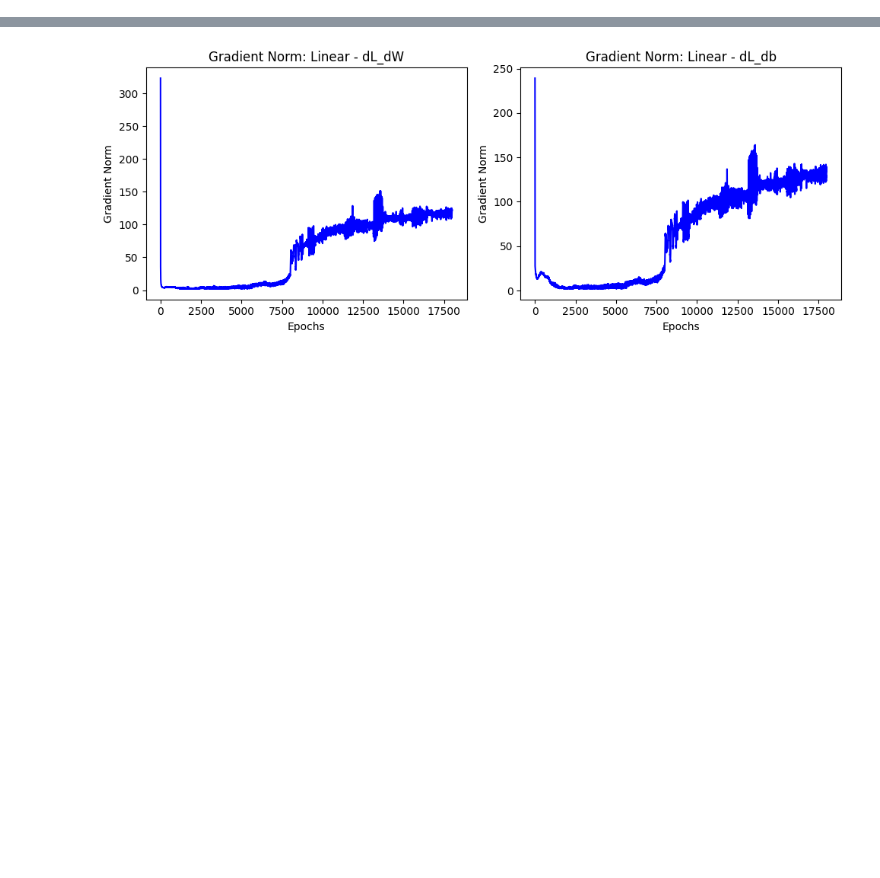
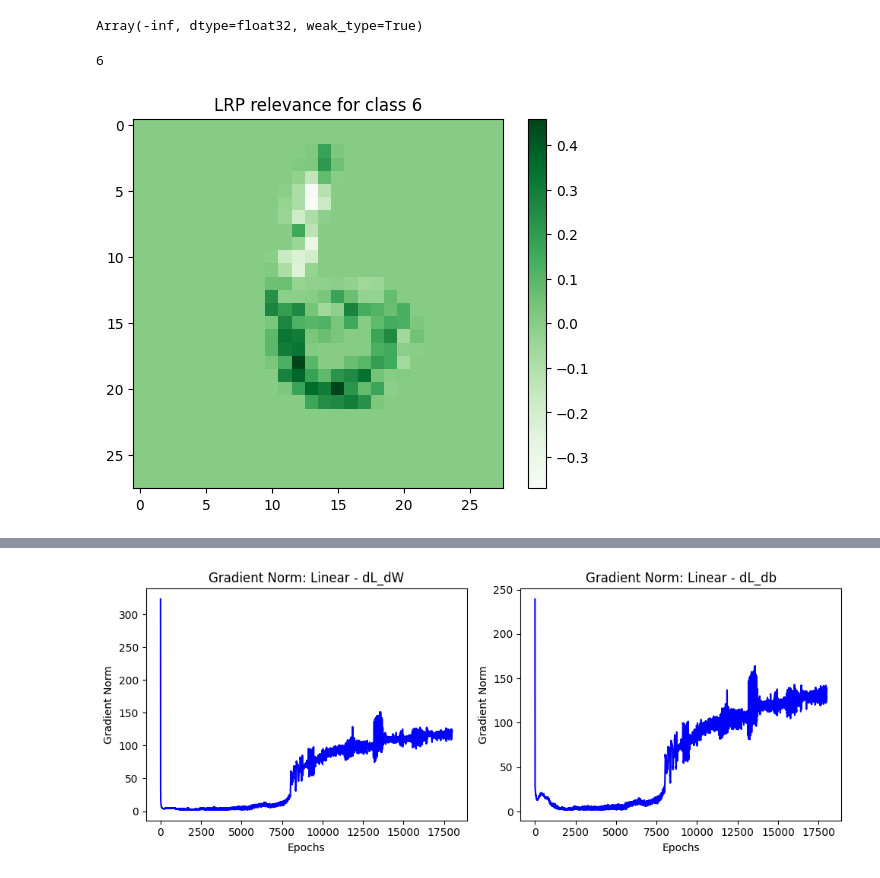
Before and after one commit to SanjithKumar2/MiniTorch, a Jupyter notebook: MLP.ipynb, the cells around one changed output, grey strips where cells are left out. Saved outputs shown, nothing was run; the diff lists cells and outputs as text; code cells hidden in the pictures; blank space fills up the shorter version.

Commit message:
LRP rules and implementation for Linear Layer

```diff
--- a/MLP.ipynb
+++ b/MLP.ipynb
@@ -456,2 +45,4 @@ optimizer = SGD(0.0001,net)
+# %%
+net.load_model()
 # %%
 criterion = CCE()
@@ -513,3 +78,43 @@ Array([[-4.42199 ,  8.832679],
+# %%
+jnp.log(0.9/1-0.9)
+# %% [output]
+Array(-inf, dtype=float32, weak_type=True)
+# %%
+class LRP:
+
+    def __init__(self, net : Net, lrp_params:list, lrp_for_last_activation=False):
+        self.net = net
+        self.use_last_activ = lrp_for_last_activation
+        self.lrp_params = lrp_param
+    def propagate_relevance_for_sample(self, R):
+        for layer, lrp_param in zip(reversed(self.net.layers), self.lrp_params):
+            if isinstance(layer, Linear):
+                R = layer.lrp_backward(R, **lrp_params)
+            elif isinstance(layer, ReLU):
+                R = layer.lrp_backward(R)
+        return R
+# %%
+sample = jnp.expand_dims(X_tra[-100],axis=0)
+out = net.forward(sample)
+
+O = jnp.expand_dims(net.layers[-2].output[0],axis=0)
+R = jnp.zeros_like(O)
+R = R.at[0,6].set(O[0,6])
+lrp = LRP(net)
+# %%
+int(jnp.argmax(O))
+# %% [output]
+6
+# %%
+R_in = lrp.propagate_relevance_for_sample(None,R)
+# %%
+R_image = R_in.reshape(28, 28)
+plt.imshow(R_image, cmap='Greens')
+plt.title(f'LRP relevance for class {int(jnp.argmax(O))}')
+plt.colorbar()
+plt.show()
+# %% [output]
+[figure, added]
 # %%
 net.layers[0].plot_param_var_mean()
 # %% [output]
```
Also changed, not shown: parts of 19 cells of this notebook, 6 other files.
